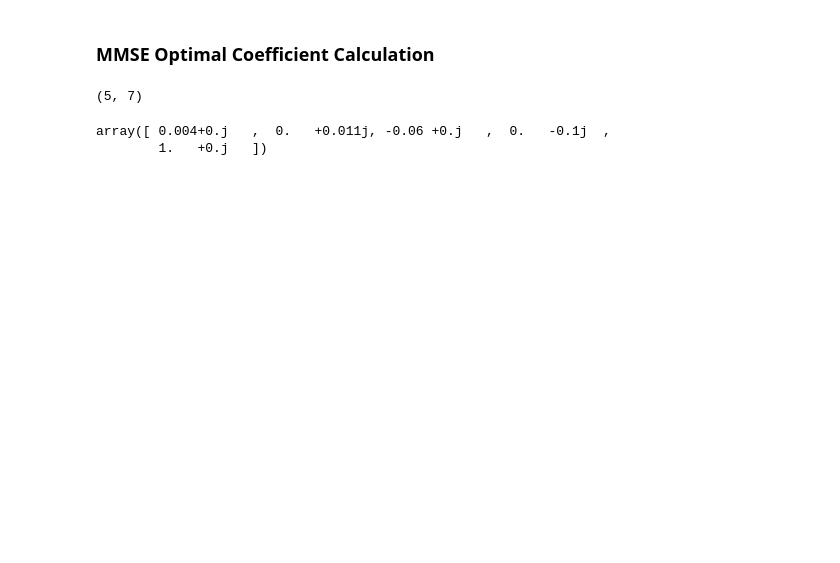
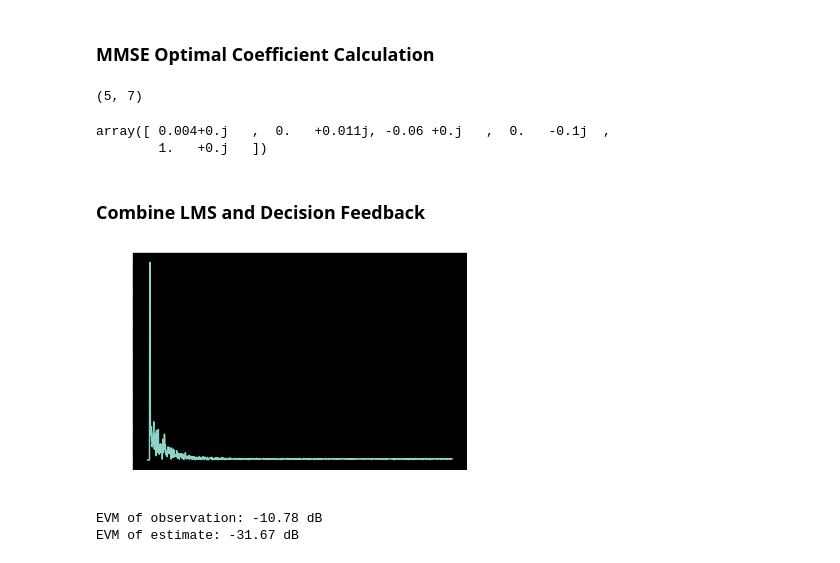
Before and after one commit to mohantyk/dsp_in_comm, a Jupyter notebook: chap4.ipynb, the cells around one changed output. Cells and saved outputs as stored; diff of their text form; code cells hidden in the pictures; blank space fills up the shorter version.

Commit message:
Use LMS for feedforward and feedback loops

```diff
--- a/chap4.ipynb
+++ b/chap4.ipynb
@@ -338,3 +338,67 @@ equalizer
 # %% [output]
 array([ 0.004+0.j   ,  0.   +0.011j, -0.06 +0.j   ,  0.   -0.1j  ,
         1.   +0.j   ])
+# %% [markdown]
+### Combine LMS and Decision Feedback
+# %%
+x_len = 1000
+qpsk = np.random.choice([1, -1], x_len) + 1j*np.random.choice([1, -1], x_len)
+channel = array([0.05, 0.1j, 1.0, 0.2, -0.15j, 0.1])
+y = signal.lfilter(channel, 1, qpsk)
+# %%
+# Initialize feed forward equalizer
+equalizer = array([ 0.004, 0.0109j, -0.06, -0.1j, 1.0]) # MMSE (see prev section)
+N = len(equalizer)
+channel_delay = np.argmax(channel)
+equalizer_delay = np.argmax(equalizer)
+total_delay = channel_delay + equalizer_delay
+
+Y = np.zeros_like(equalizer, complex)
+equalizer_output = np.zeros_like(y, complex)
+# %%
+# Adaptive loop
+post_cursors = 3
+fb_coeffs = -channel[-post_cursors:]
+fb_pipe = np.zeros_like(fb_coeffs, complex)
+
+error = np.zeros_like(y, complex)
+estimate = np.zeros_like(y, complex)
+
+u = 0.005 # LMS learning rate
+last_estimate = 0
+for n, obs in enumerate(y):
+    Y = np.roll(Y, 1)
+    Y[0] = obs
+    equalizer_output[n] = np.dot(Y, equalizer)
+
+    decision = np.sign(last_estimate.real) + 1j*np.sign(last_estimate.imag)
+    fb_pipe = np.roll(fb_pipe, 1)
+    fb_pipe[0] = decision
+    estimate[n] = equalizer_output[n] + np.dot(fb_coeffs, fb_pipe)
+    last_estimate = estimate[n]
+
+    if n > total_delay :
+        training_symbol = qpsk[n-total_delay]
+        error[n] = training_symbol - estimate[n]
+
+        equalizer += 2*u*error[n]*Y.conj()
+        fb_coeffs += 2*u*error[n]*fb_pipe.conj()
+
+plt.plot(abs(error));
+# %% [output]
+[figure, added]
+# %%
+# EVM
+ideal = np.sign(y[5:].real) + 1j*np.sign(y[5:].imag)
+y_error = y[5:] - ideal
+evm_observation = 10*np.log10(y_error.var()/ideal.var())
+print('EVM of observation: {:.2f} dB'.format(evm_observation))
+
+
+ideal = np.sign( estimate[5:].real) + 1j*np.sign(estimate[5:].imag)
+estimate_error = estimate[5:] - ideal
+evm_estimate = 10*np.log10(estimate_error.var()/ideal.var())
+print('EVM of estimate: {:.2f} dB'.format(evm_estimate))
+# %% [output]
+EVM of observation: -10.78 dB
+EVM of estimate: -31.67 dB
```
Also changed, not shown: parts of 18 cells of this notebook.
